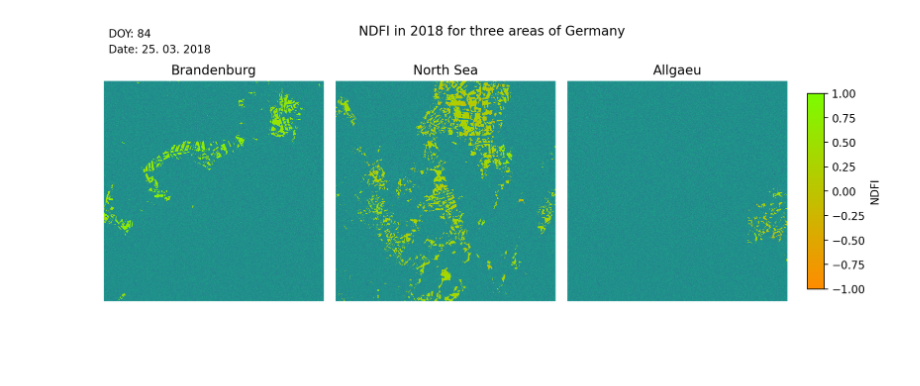
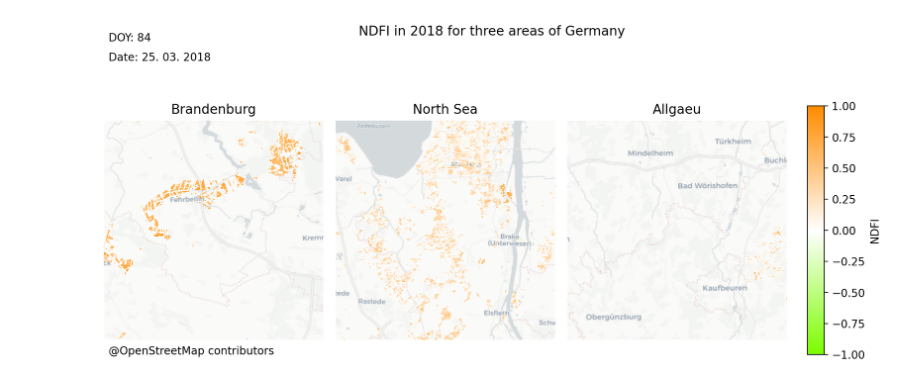
Before and after one commit to YesPrimeMinister/HU-EarthObservation, a Jupyter notebook: final/AnimateNDFI.ipynb, the cells around one changed output. Cells and saved outputs as stored; diff of their text form; code cells hidden in the pictures; blank space fills up the shorter version.

```diff
--- a/final/AnimateNDFI.ipynb
+++ b/final/AnimateNDFI.ipynb
@@ -13,8 +13,8 @@ import matplotlib
 matplotlib.rcParams['animation.ffmpeg_path'] = r'C:\\Users\\dd\\.conda\\envs\\ML_in_geosciences\\ffmpeg\\bin\\ffmpeg.exe'
 # %%
 # create colormap to use for plotting ndfi
-colors = ["darkorange", "lawngreen"]
-nodes = [0., 1.]
+colors = [ "lawngreen", "white", "darkorange"]
+nodes = [0., .5, 1.]
 CMAP = matplotlib.colors.LinearSegmentedColormap.from_list("cmap_ndfi", list(zip(nodes, colors)))
 # %%
 def band_name_to_doy(in_str):
@@ -44,6 +44,12 @@ def load_dataset(inpath):
     print(loaded_data.shape)
     return loaded_data, doys
 
+def load_basemap(inpath):
+    with rasterio.open(inpath, 'r') as raster:
+        loaded_data = raster.read()
+    loaded_data = np.moveaxis(loaded_data, 0, 2)
+    return loaded_data
+
 path_branden = 'E:/__Earth_Observation/grasslands/data/raster/ndfi/ndfi_branden.tif'
 path_nordsea = 'E:/__Earth_Observation/grasslands/data/raster/ndfi/ndfi_nordsea.tif'
 path_allgaeu = 'E:/__Earth_Observation/grasslands/data/raster/ndfi/ndfi_allgaeu.tif'
@@ -92,30 +98,34 @@ def animate(i, *args):
     fig.texts[2].set_text(f'Date: {doy_to_date(doy)}')
 # %%
 # create figure and style it
-fig, (ax1, ax2, ax3) = plt.subplots(ncols=3, figsize=(10, 4), dpi=200., constrained_layout=True)
+fig, (ax1, ax2, ax3) = plt.subplots(ncols=3, figsize=(10, 5), dpi=200., constrained_layout=True)
 fig.suptitle('NDFI in 2018 for three areas of Germany')
 fig.text(.01, .95, f'DOY: {str(int(doy_min))}')
 fig.text(.01, .90, f'Date: {doy_to_date(doy_min)}')
+fig.text(.01, .15, f'@OpenStreetMap contributors')
 
 # set up individual subplots
 # first subplot returns a Mappable which is used for creating the colorbar
 test_background = np.random.rand(3000,3000)
+basemap_branden = load_basemap('E:/__Earth_Observation/grasslands/data/raster/basemap_branden.tif')
+basemap_nordsea = load_basemap('E:/__Earth_Observation/grasslands/data/raster/basemap_nordsea.tif')
+basemap_allgaeu = load_basemap('E:/__Earth_Observation/grasslands/data/raster/basemap_allgaeu.tif')
 
-img_1 = subplot_setup(ax1, test_background, data_1[0,:,:], 'Brandenburg')
-img_2 = subplot_setup(ax2, test_background, data_2[0,:,:], 'North Sea')
-img_3 = subplot_setup(ax3, test_background, data_3[0,:,:], 'Allgaeu')
+img_1 = subplot_setup(ax1, basemap_branden, data_1[0,:,:], 'Brandenburg')
+img_2 = subplot_setup(ax2, basemap_nordsea, data_2[0,:,:], 'North Sea')
+img_3 = subplot_setup(ax3, basemap_allgaeu, data_3[0,:,:], 'Allgaeu')
 
 # create colorbar
 cbar = plt.colorbar(img_1, ax=[ax1, ax2, ax3], shrink=0.68)
 cbar.set_label('NDFI')
 
 anim_args = (data_1, data_2, data_3, doys_1, doys_2, doys_3)
 
 # animate the figure
 ani = animation.FuncAnimation(fig, animate, frames=days, fargs=anim_args,
                               interval=125)
 # %% [output]
-[figure, old version]
+[figure, new version]
 # %%
 # To save the animation, use e.g.
 writer = animation.FFMpegWriter(fps=8, metadata=dict(artist='Me'))#, bitrate=1800)
```
Also changed, not shown: parts of 2 cells of this notebook, 7 other files.
